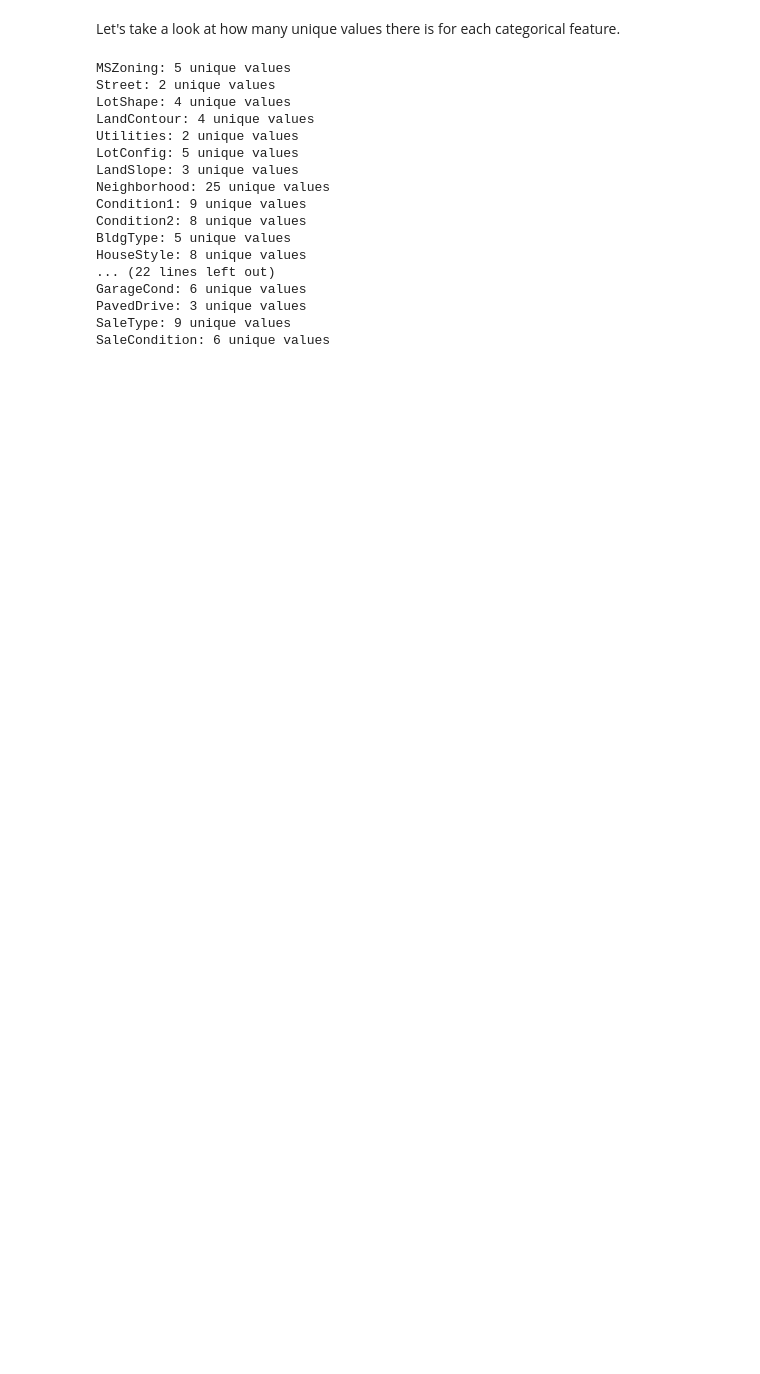
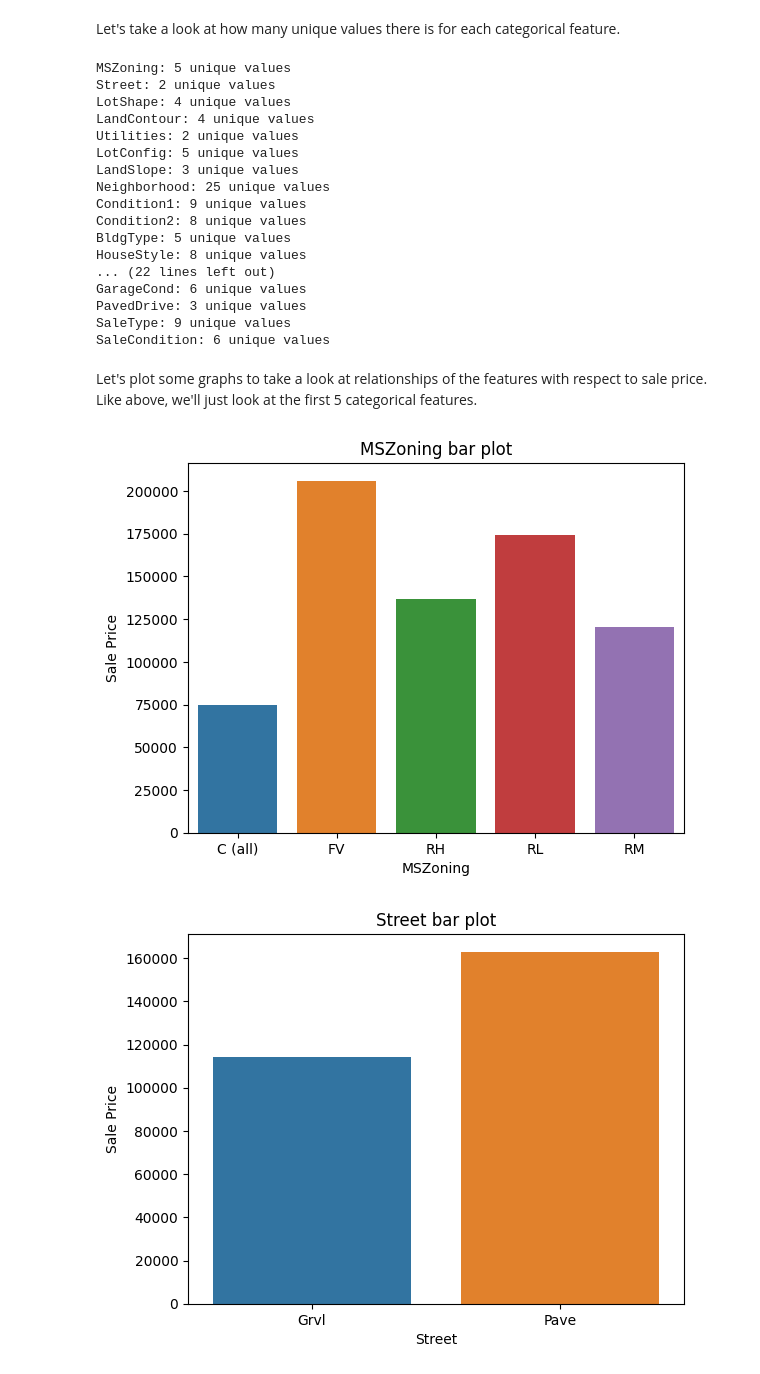
Before and after one commit to Ling01234/house-price-prediction, a Jupyter notebook: data_analysis.ipynb, the cells around one changed output. Drawn from its saved outputs; the diff is of its cells as text; code cells hidden in the pictures; blank space fills up the shorter version.

Commit message:
start on data engineering

```diff
--- a/data_analysis.ipynb
+++ b/data_analysis.ipynb
@@ -282,3 +327,18 @@ GarageCond: 6 unique values
 PavedDrive: 3 unique values
 SaleType: 9 unique values
 SaleCondition: 6 unique values
+# %% [markdown]
+Let's plot some graphs to take a look at relationships of the features with respect to sale price. Like above, we'll just look at the first 5 categorical features.
+# %%
+for feature in cat_features[:5]:
+    data = full_data.groupby(feature)['SalePrice'].median()
+
+    # bar plot
+    sns.barplot(x = data.index, y = data)
+    plt.xlabel(feature)
+    plt.ylabel('Sale Price')
+    plt.title(f'{feature} bar plot')
+    plt.show()
+# %% [output]
+[figure, added]
+[figure, added]
```
Also changed, not shown: parts of 7 cells of this notebook, 1 other file.
